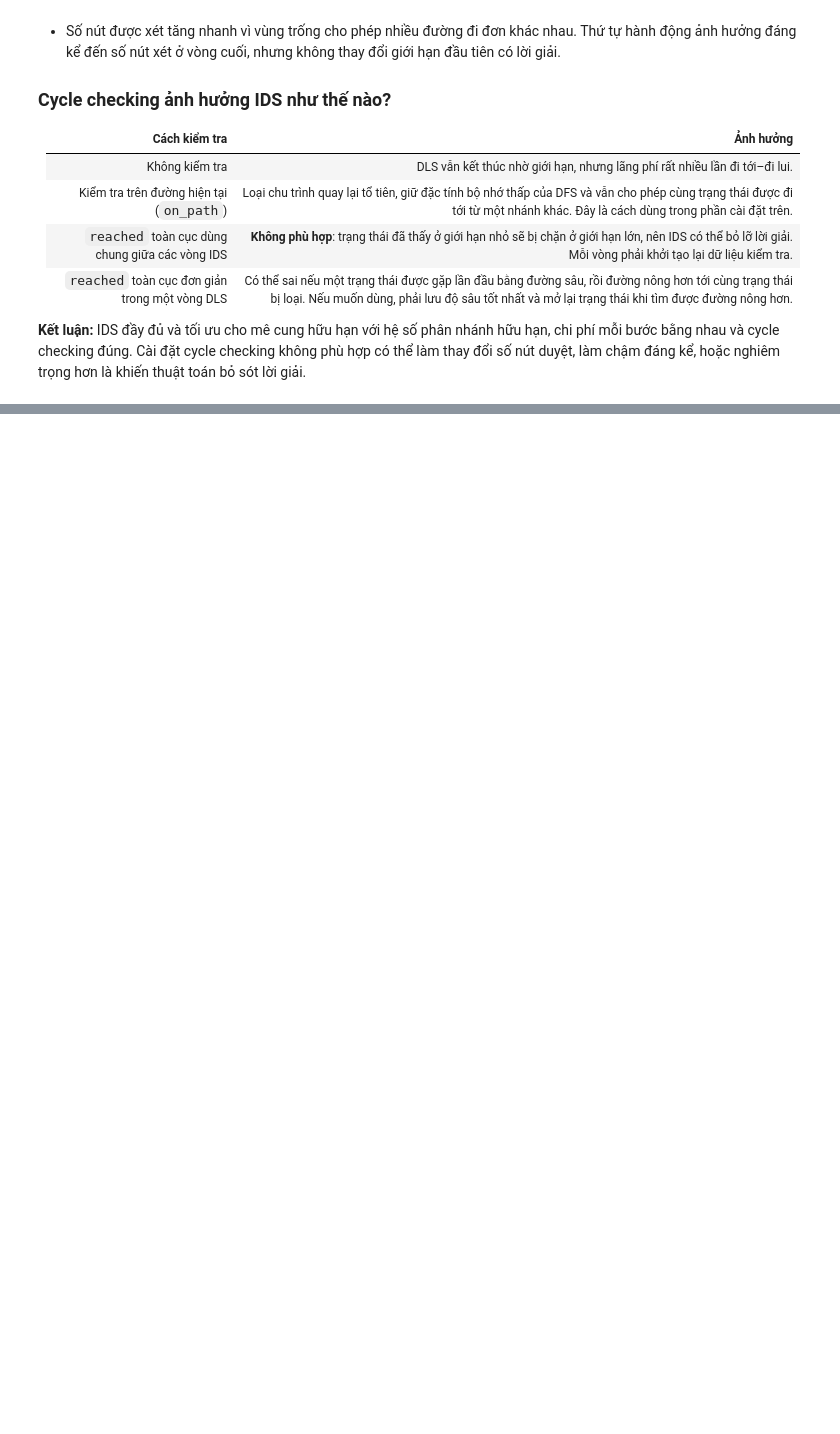
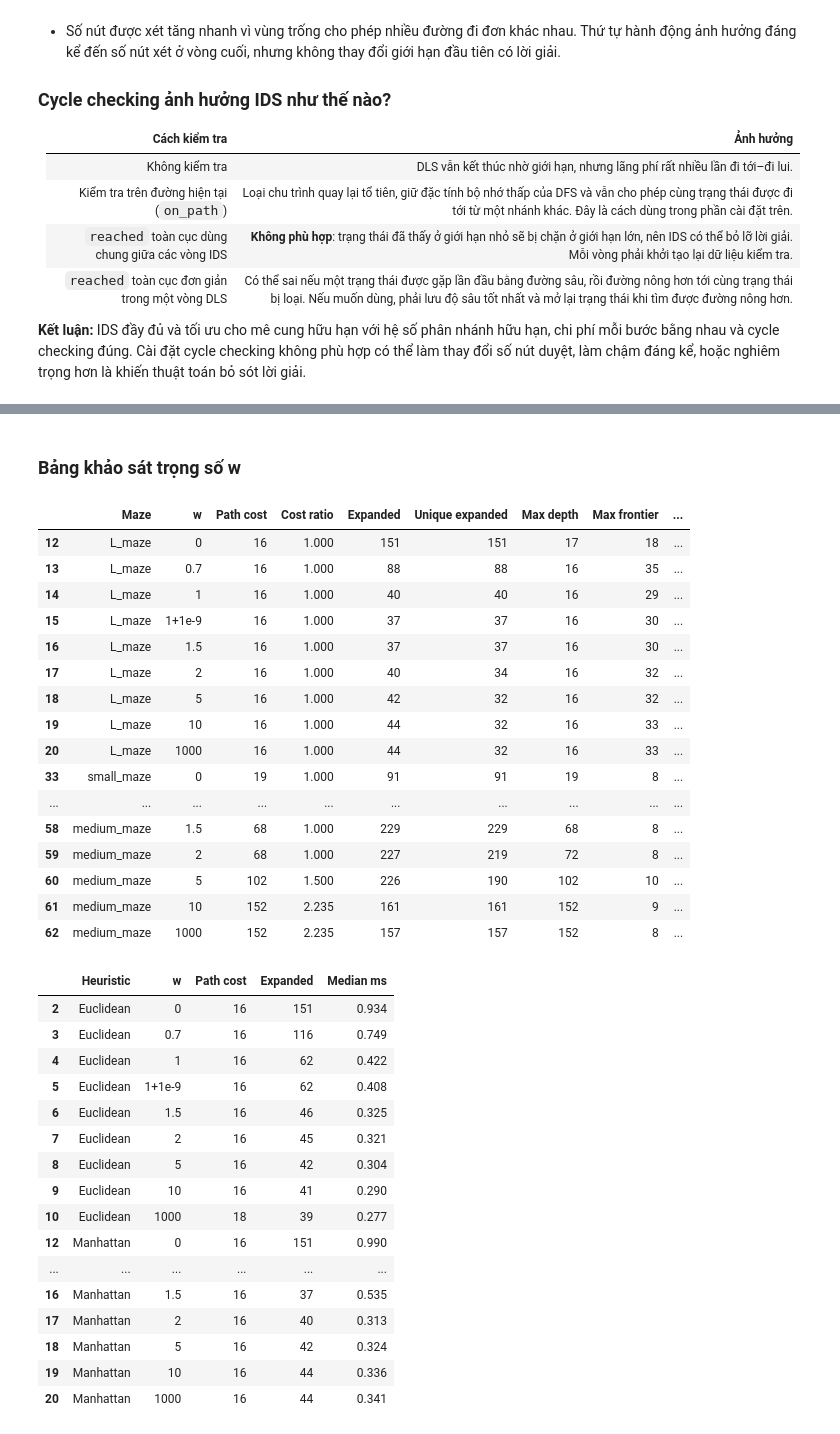
Before and after one commit to doduyquy/sgu-team-2026-advanced-ai-subject, a Jupyter notebook: weekly assignments/lab02 - Searching/02_Maze_Example.ipynb, the cells around one changed output, grey strips where cells are left out. Saved outputs shown, nothing was run; the diff lists cells and outputs as text; code cells hidden in the pictures; blank space fills up the shorter version.

```diff
--- a/weekly assignments/lab02 - Searching/02_Maze_Example.ipynb
+++ b/weekly assignments/lab02 - Searching/02_Maze_Example.ipynb
@@ -672,0 +653,25 @@ plt.show()
+# %%
+from pathlib import Path
+import importlib
+from collections import deque
+from time import perf_counter
+from statistics import median
+import numpy as np
+import pandas as pd
+import matplotlib.pyplot as plt
+from matplotlib.colors import ListedColormap, BoundaryNorm
+from matplotlib.patches import Patch
+from IPython.display import display, Markdown
+import maze_helper as mh
+import tree_search_solution as ts
+
+# Reload để nhận hàm Euclidean/animation nếu kernel từng import phiên bản cũ.
+ts = importlib.reload(ts)
+ts.set_order("NESW", random=False)
+LAB_DIR = Path(".")
+MAZES = ("L_maze", "small_maze", "medium_maze", "large_maze", "loops_maze", "open_maze")
+WEIGHTS = (0, 0.7, 1, 1 + 1e-9, 1.5, 2, 5, 10, 1000)
+HEURISTICS = {"Euclidean": ts.euclidean, "Manhattan": ts.manhattan}
+REPEATS = 11
+mazes_b5 = {name: mh.parse_maze((LAB_DIR / f"{name}.txt").read_text()) for name in MAZES}
+print("Bài 5: 6 mê cung, 2 heuristic, 9 trọng số; thứ tự NESW; median 11 lần.")
@@ -672,0 +756,52 @@ plt.show()
+# %% [markdown]
+### Bảng khảo sát trọng số w
+# %%
+# Bảng khảo sát w trên các maze có nhiều đường đi, dùng Manhattan.
+weighted_table_b5 = results_table_b5[
+    results_table_b5["Algorithm"].isin(["A*", "Weighted A*"])
+    & (results_table_b5["Heuristic"] == "Manhattan")
+    & results_table_b5["Maze"].isin(["L_maze", "small_maze", "medium_maze"])
+]
+display(weighted_table_b5[["Maze", "w", "Path cost", "Cost ratio", "Expanded", "Unique expanded",
+                           "Max depth", "Max frontier", "Median ms"]].round(3))
+
+# Giữ cả hai heuristic để đối chiếu; w=1000 với Euclidean có thể mất tối ưu trên L.
+display(results_table_b5[
+    (results_table_b5["Maze"] == "L_maze")
+    & results_table_b5["Algorithm"].isin(["A*", "Weighted A*"])
+][["Heuristic", "w", "Path cost", "Expanded", "Median ms"]].round(3))
+# %% [output]
+|  | Maze | w | Path cost | Cost ratio | Expanded | Unique expanded | Max depth | Max frontier | ... |
+| 12 | L_maze | 0 | 16 | 1.000 | 151 | 151 | 17 | 18 | ... |
+| 13 | L_maze | 0.7 | 16 | 1.000 | 88 | 88 | 16 | 35 | ... |
+| 14 | L_maze | 1 | 16 | 1.000 | 40 | 40 | 16 | 29 | ... |
+| 15 | L_maze | 1+1e-9 | 16 | 1.000 | 37 | 37 | 16 | 30 | ... |
+| 16 | L_maze | 1.5 | 16 | 1.000 | 37 | 37 | 16 | 30 | ... |
+| 17 | L_maze | 2 | 16 | 1.000 | 40 | 34 | 16 | 32 | ... |
+| 18 | L_maze | 5 | 16 | 1.000 | 42 | 32 | 16 | 32 | ... |
+| 19 | L_maze | 10 | 16 | 1.000 | 44 | 32 | 16 | 33 | ... |
+| 20 | L_maze | 1000 | 16 | 1.000 | 44 | 32 | 16 | 33 | ... |
+| 33 | small_maze | 0 | 19 | 1.000 | 91 | 91 | 19 | 8 | ... |
+| ... | ... | ... | ... | ... | ... | ... | ... | ... | ... |
+| 58 | medium_maze | 1.5 | 68 | 1.000 | 229 | 229 | 68 | 8 | ... |
+| 59 | medium_maze | 2 | 68 | 1.000 | 227 | 219 | 72 | 8 | ... |
+| 60 | medium_maze | 5 | 102 | 1.500 | 226 | 190 | 102 | 10 | ... |
+| 61 | medium_maze | 10 | 152 | 2.235 | 161 | 161 | 152 | 9 | ... |
+| 62 | medium_maze | 1000 | 152 | 2.235 | 157 | 157 | 152 | 8 | ... |
+|  | Heuristic | w | Path cost | Expanded | Median ms |
+| 2 | Euclidean | 0 | 16 | 151 | 0.934 |
+| 3 | Euclidean | 0.7 | 16 | 116 | 0.749 |
+| 4 | Euclidean | 1 | 16 | 62 | 0.422 |
+| 5 | Euclidean | 1+1e-9 | 16 | 62 | 0.408 |
+| 6 | Euclidean | 1.5 | 16 | 46 | 0.325 |
+| 7 | Euclidean | 2 | 16 | 45 | 0.321 |
+| 8 | Euclidean | 5 | 16 | 42 | 0.304 |
+| 9 | Euclidean | 10 | 16 | 41 | 0.290 |
+| 10 | Euclidean | 1000 | 18 | 39 | 0.277 |
+| 12 | Manhattan | 0 | 16 | 151 | 0.990 |
+| ... | ... | ... | ... | ... | ... |
+| 16 | Manhattan | 1.5 | 16 | 37 | 0.535 |
+| 17 | Manhattan | 2 | 16 | 40 | 0.313 |
+| 18 | Manhattan | 5 | 16 | 42 | 0.324 |
+| 19 | Manhattan | 10 | 16 | 44 | 0.336 |
+| 20 | Manhattan | 1000 | 16 | 44 | 0.341 |
```
Also changed, not shown: parts of 17 cells of this notebook, 6 other files.
